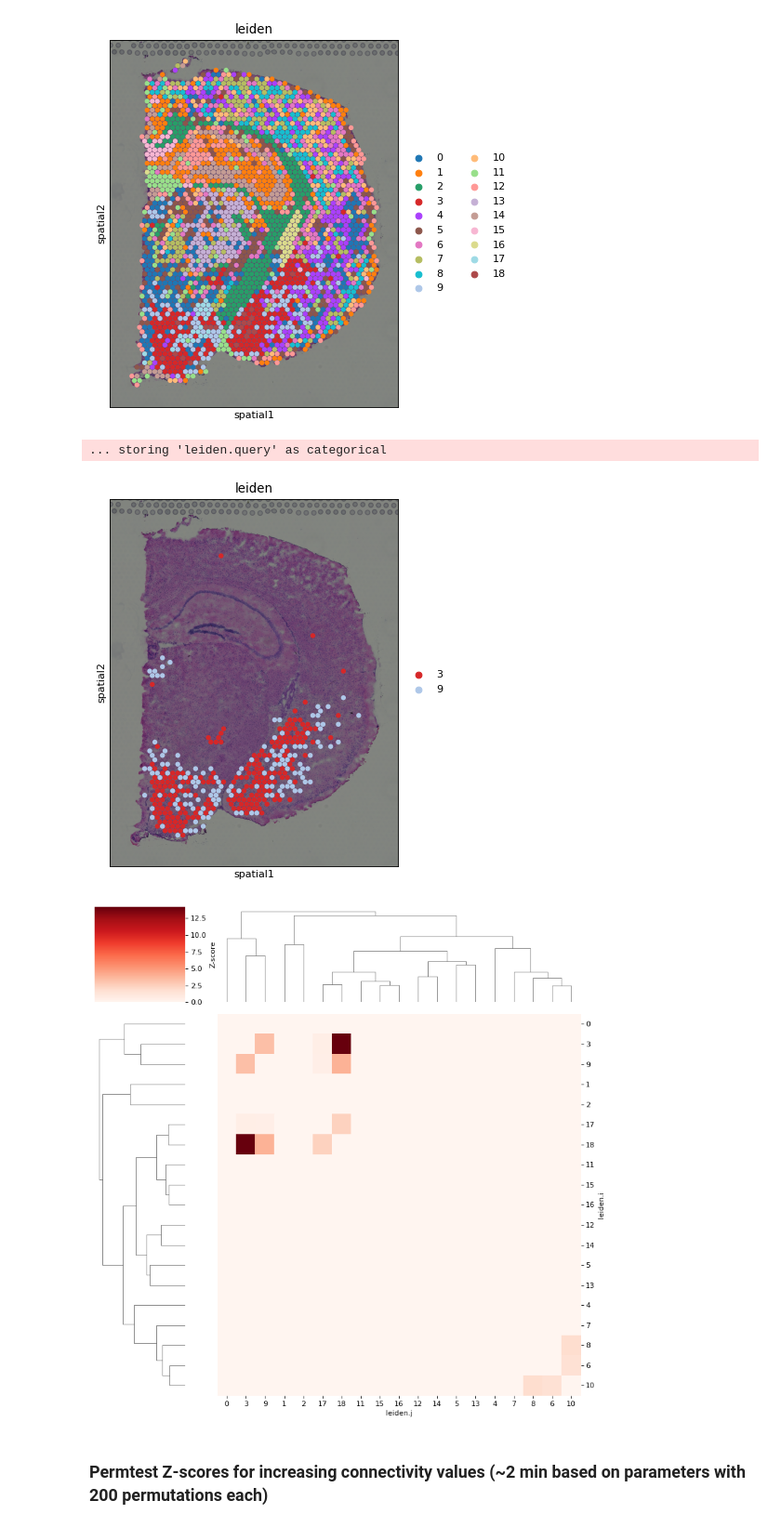
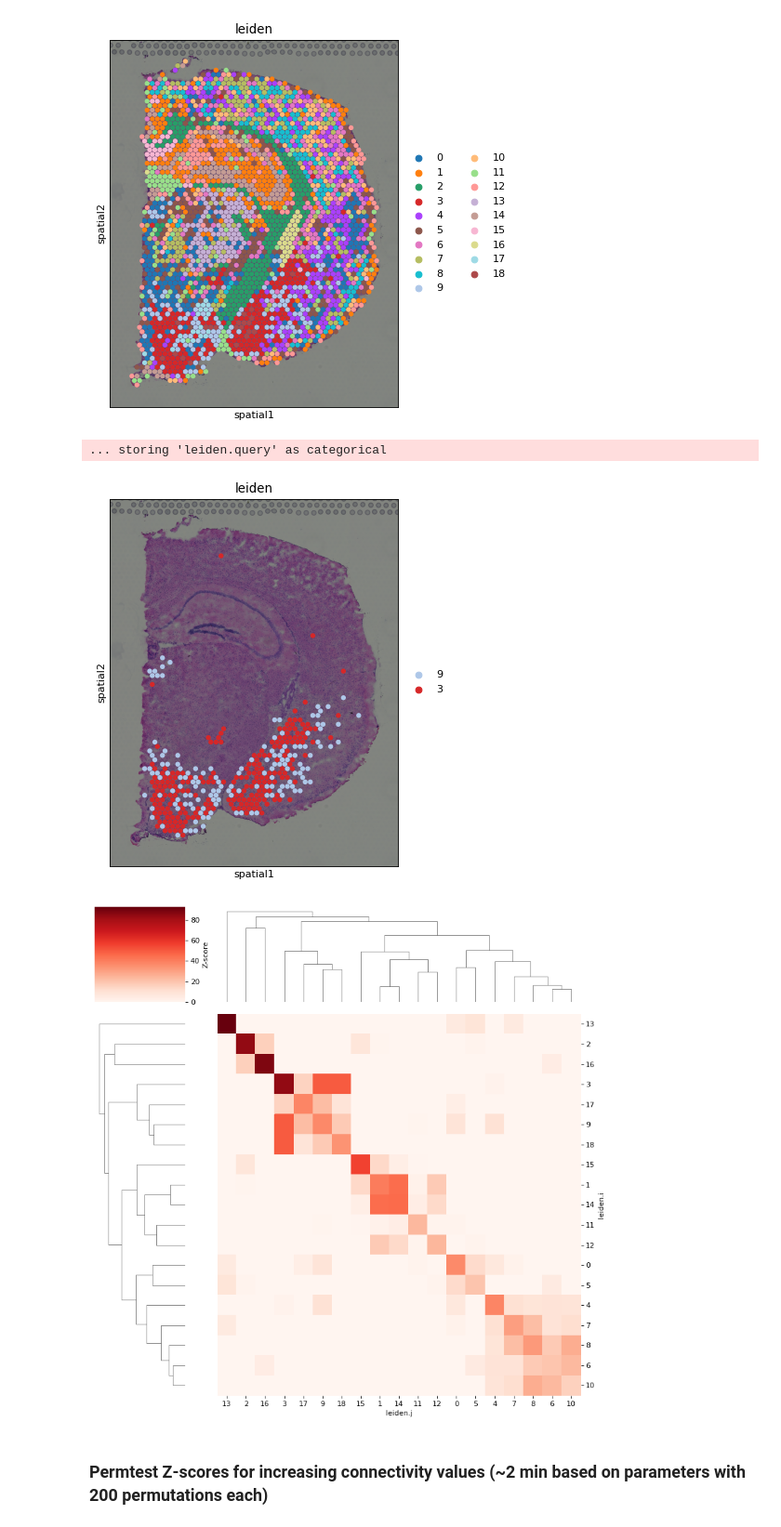
Before and after one commit to scverse/squidpy, a Jupyter notebook: notebooks/permutation_test.ipynb, the cells around one changed output. Shown at 93% size. Drawn from its saved outputs; the diff is of its cells as text; code cells hidden in the pictures.

Commit message:
notebook updated according to fix_zscore updates

```diff
--- a/notebooks/permutation_test.ipynb
+++ b/notebooks/permutation_test.ipynb
@@ -157,3 +148,11 @@ Please consider a high permutation value for reliable Z-score estimates (>500)..
+# %%
+nhood_enrichment(adata, cluster_key='leiden', n_perms=n_permutations)
+nodes = adata.uns['leiden_nhood_enrichment']
+# %%
+res = pd.DataFrame(nodes['count']).reset_index().melt(id_vars='index')
+z = pd.DataFrame(nodes['zscore']).reset_index().melt(id_vars='index')
+res = pd.concat([res, z[z.columns[-1:]]], axis=1)
+res.columns = ['leiden.i', 'leiden.j', 'n.obs', 'z.score']
 # %%
 rcParams['figure.dpi'] = 100
 rcParams['figure.figsize'] = [10, 5]
@@ -174,4 +161,0 @@ Please consider a high permutation value for reliable Z-score estimates (>500)..
-# %%
-rcParams['figure.dpi'] = 100
-rcParams['figure.figsize'] = [10, 5]
-plot_zscores(nodes, title='nodes')
@@ -196,11 +178,11 @@ adata.obs['leiden.query'] = np.where(adata.obs['leiden'].isin(settest), adata.ob
 sc.pl.spatial(adata, color ="leiden", groups=settest, size=1.5);
 # %% [output]
 ... storing 'leiden.query' as categorical
-[figure, old version]
+[figure, new version]
 # %%
-plot_nodes_heatmap(nodes)
+plot_nodes_heatmap(res)
 plt.tight_layout()
 # %% [output]
-[figure, old version]
+[figure, new version]
 # %% [markdown]
 ### Permtest Z-scores for increasing connectivity values (~2 min based on parameters with 200 permutations each)
```
Also changed, not shown: parts of 29 cells of this notebook.
